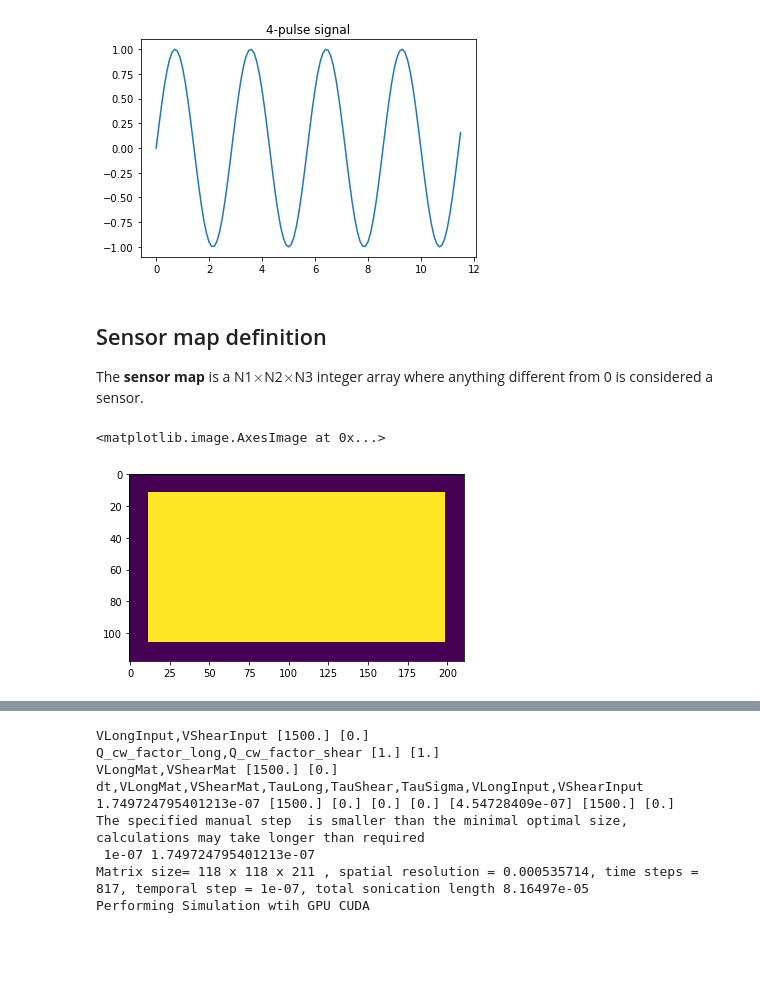
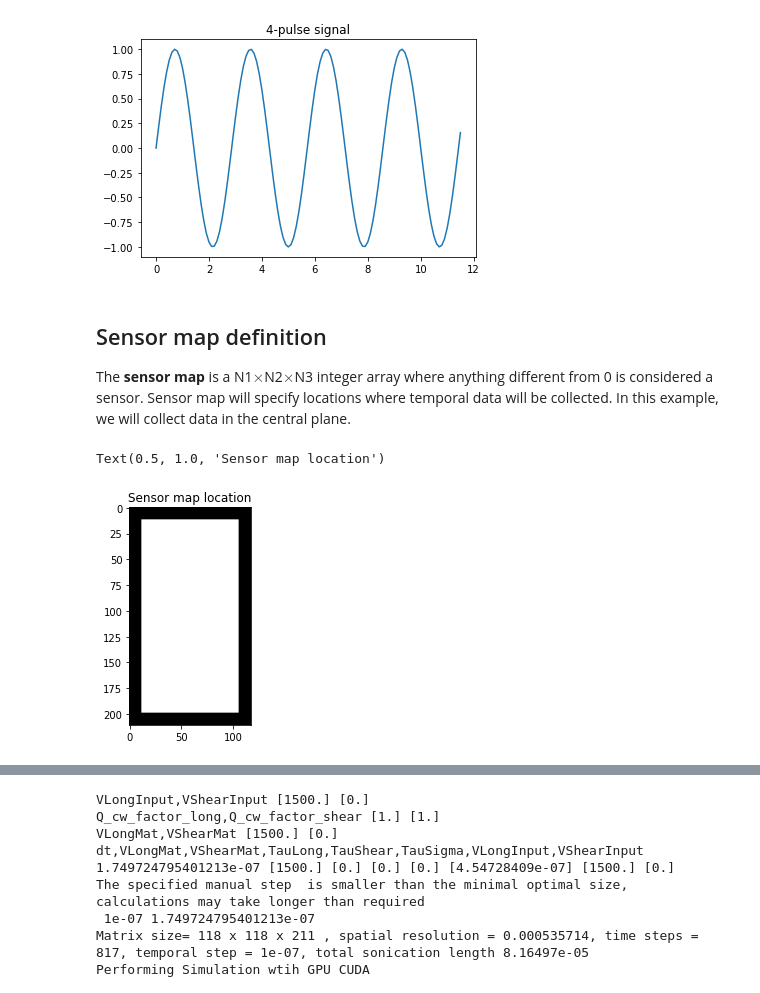
Before and after one commit to ProteusMRIgHIFU/BabelViscoFDTD, a Jupyter notebook: Example Notebooks/1 - Flat source homgenous medium.ipynb, the cells around one changed output, grey strips where cells are left out. Drawn from its saved outputs; the diff is of its cells as text; code cells hidden in the pictures; blank space fills up the shorter version.

```diff
--- a/Example Notebooks/1 - Flat source homgenous medium.ipynb
+++ b/Example Notebooks/1 - Flat source homgenous medium.ipynb
@@ -94,14 +94,16 @@ PulseSource=np.reshape(PulseSource,(1,len(TimeVectorSource)))
 [figure]
 # %% [markdown]
 ## Sensor map definition
-The **sensor map** is a N1$\times$N2$\times$N3 integer array where anything different from 0 is considered a sensor.
+The **sensor map** is a N1$\times$N2$\times$N3 integer array where anything different from 0 is considered a sensor. Sensor map will specify locations where temporal data will be collected.
+In this example, we will collect data in the central plane.
 # %%
 SensorMap=np.zeros((N1,N2,N3),np.uint32)
 
 SensorMap[PMLThickness:-PMLThickness,int(N2/2),PMLThickness:-PMLThickness]=1
 
 plt.figure()
-plt.imshow(SensorMap[:,int(N2/2),:])
+plt.imshow(SensorMap[:,int(N2/2),:].T,cmap=plt.cm.gray)
+plt.title('Sensor map location')
 # %% [output]
-<matplotlib.image.AxesImage at 0x...>
+Text(0.5, 1.0, 'Sensor map location')
-[figure, old version]
+[figure, new version]
```
Also changed, not shown: parts of 5 cells of this notebook, 1 other file.
